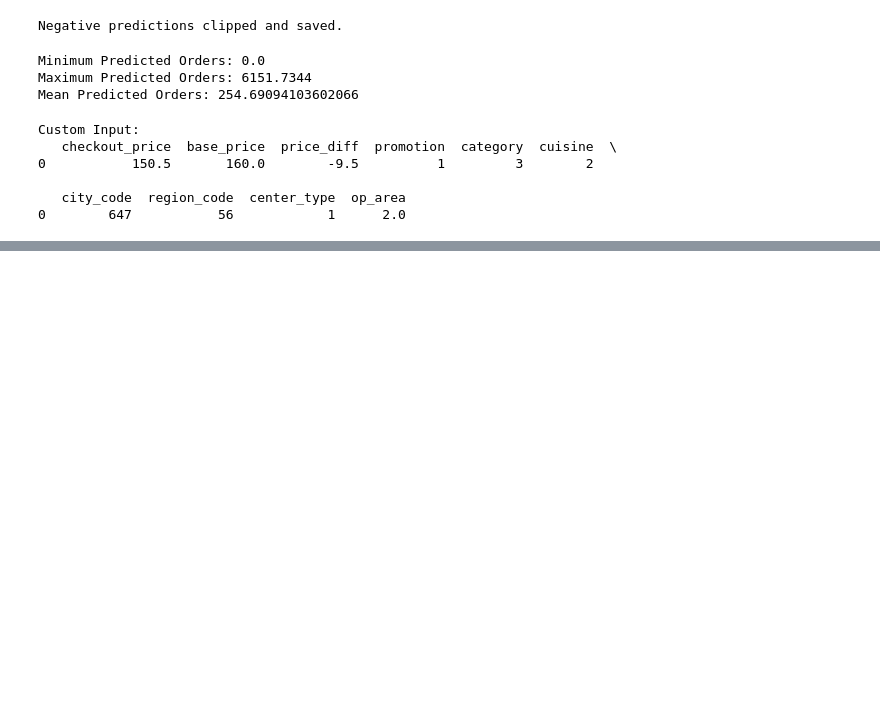
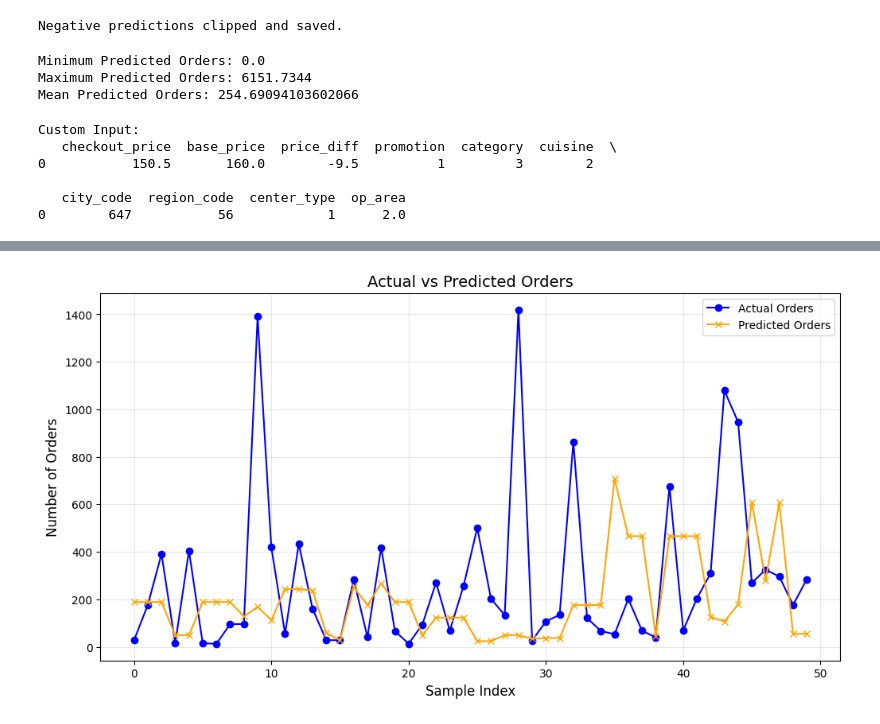
Before and after one commit to sampathvenur/Prediction-and-Optimization-of-Smart-Dish-Specific-Demand-in-Restaurants-using-Machine-Learning, a Jupyter notebook: notebooks/model_inference.ipynb, the cells around one changed output, grey strips where cells are left out. Cells and saved outputs as stored; diff of their text form; code cells hidden in the pictures; blank space fills up the shorter version.

```diff
--- a/notebooks/model_inference.ipynb
+++ b/notebooks/model_inference.ipynb
@@ -118,0 +119,28 @@ Predicted Number of Orders: 224.65176391601562
+# %%
+import pandas as pd
+import matplotlib.pyplot as plt
+
+# Load validation data
+val_data = pd.read_csv("../data/X_val.csv")  # Validation features
+val_actual = pd.read_csv("../data/y_val.csv").squeeze()  # Actual orders
+predictions = pd.read_csv("../results/test_predictions_rf.csv")  # Predicted orders
+
+# Add actual and predicted orders for comparison
+val_data["actual_num_orders"] = val_actual
+val_data["predicted_num_orders"] = predictions["num_orders"]
+
+# Select a subset of rows for better visualization
+sample_data = val_data.iloc[:50]  # First 50 rows
+
+# Plot actual vs. predicted orders
+plt.figure(figsize=(12, 6))
+plt.plot(sample_data.index, sample_data["actual_num_orders"], label="Actual Orders", color="blue", marker="o")
+plt.plot(sample_data.index, sample_data["predicted_num_orders"], label="Predicted Orders", color="orange", marker="x")
+plt.title("Actual vs Predicted Orders", fontsize=14)
+plt.xlabel("Sample Index", fontsize=12)
+plt.ylabel("Number of Orders", fontsize=12)
+plt.legend()
+plt.grid(alpha=0.3)
+plt.show()
+# %% [output]
+[figure, added]
```
Also changed, not shown: parts of 3 cells of this notebook, 2 other files.
